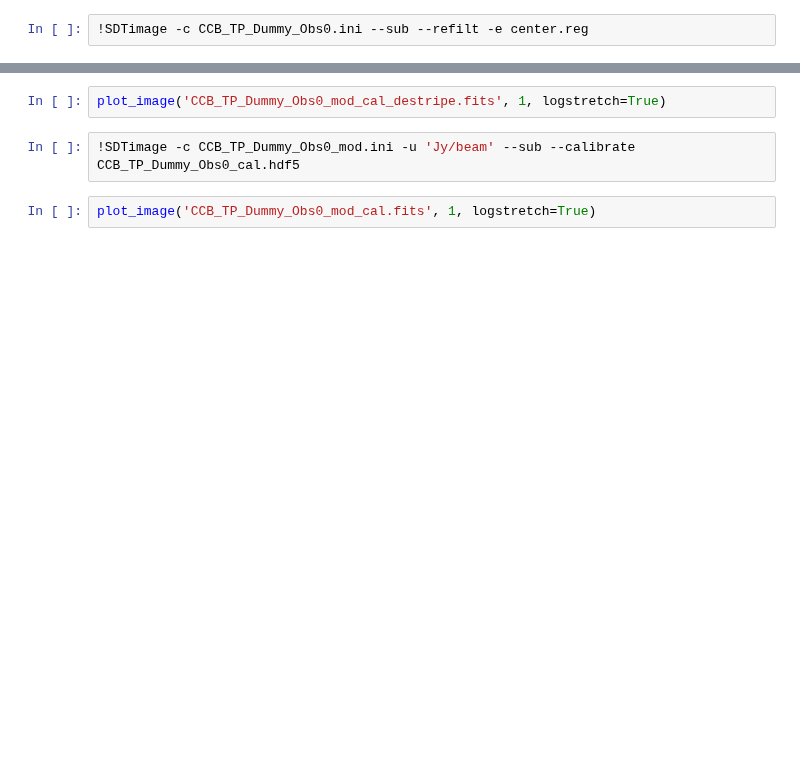
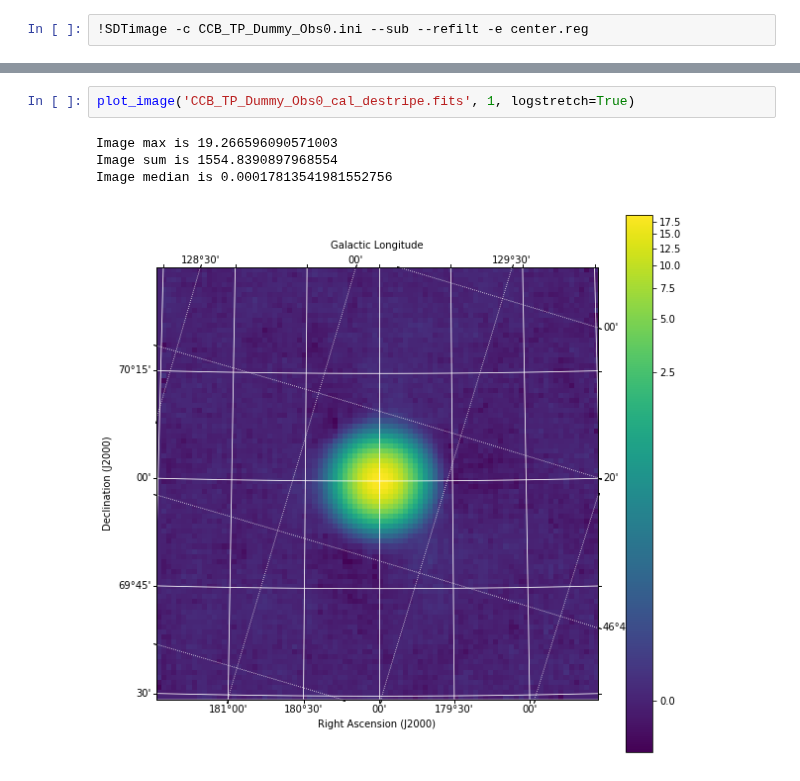
Before and after one commit to discos/srt-single-dish-tools, a Jupyter notebook: notebooks/Introduction to the SRT Single Dish Tools.ipynb, the cells around one changed output, grey strips where cells are left out. Saved outputs shown, nothing was run; the diff lists cells and outputs as text; blank space fills up the shorter version.

```diff
--- a/notebooks/Introduction to the SRT Single Dish Tools.ipynb
+++ b/notebooks/Introduction to the SRT Single Dish Tools.ipynb
@@ -367,6 +398,7 @@ plot_image('CCB_TP_Dummy_Obs0_cal.fits', 1, logstretch=True)
 # %%
-plot_image('CCB_TP_Dummy_Obs0_mod_cal_destripe.fits', 1, logstretch=True)
+plot_image('CCB_TP_Dummy_Obs0_cal_destripe.fits', 1, logstretch=True)
+# %% [output]
+Image max is 19.266596090571003
+Image sum is 1554.8390897968554
+Image median is 0.00017813541981552756
+[figure, added]
-# %%
-!SDTimage -c CCB_TP_Dummy_Obs0_mod.ini -u 'Jy/beam' --sub --calibrate CCB_TP_Dummy_Obs0_cal.hdf5
-# %%
-plot_image('CCB_TP_Dummy_Obs0_mod_cal.fits', 1, logstretch=True)
```
Also changed, not shown: parts of 24 cells of this notebook.
